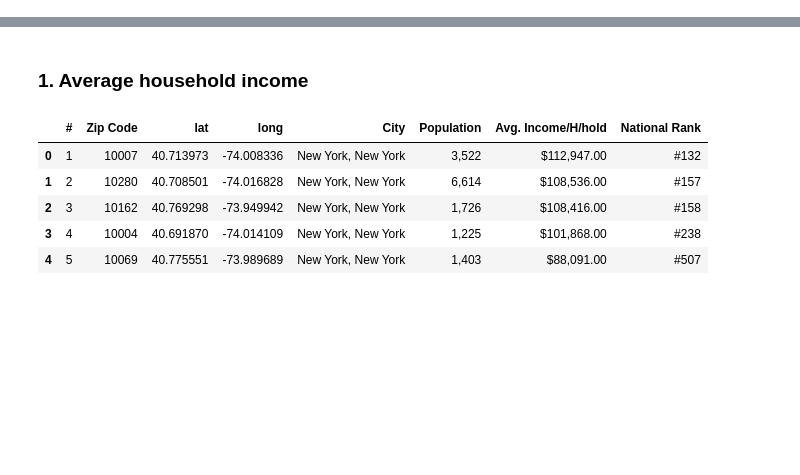
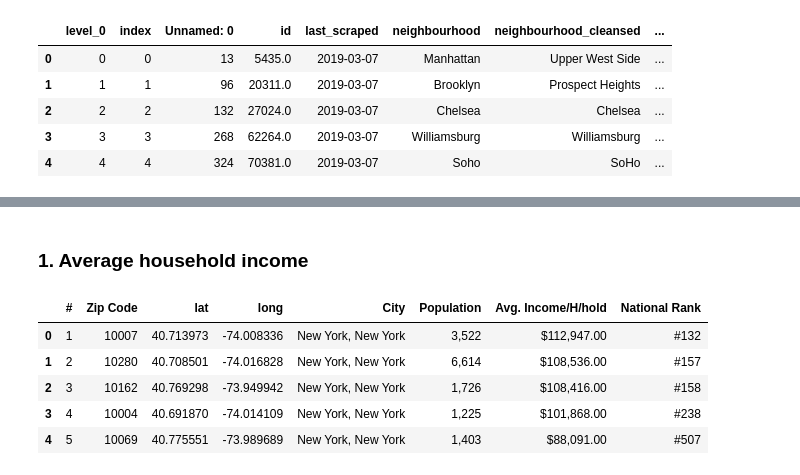
Before and after one commit to audreychu/Airbnb_Optimization, a Jupyter notebook: datasets/inc_subway_data.ipynb, the cells around one changed output, grey strips where cells are left out. Cells and saved outputs as stored; diff of their text form; code cells hidden in the pictures; blank space fills up the shorter version.

```diff
--- a/datasets/inc_subway_data.ipynb
+++ b/datasets/inc_subway_data.ipynb
@@ -38,0 +74,9 @@ len(df.neighbourhood.unique())
+# %%
+df.head()
+# %% [output]
+|  | level_0 | index | Unnamed: 0 | id | last_scraped | neighbourhood | neighbourhood_cleansed | ... |
+| 0 | 0 | 0 | 13 | 5435.0 | 2019-03-07 | Manhattan | Upper West Side | ... |
+| 1 | 1 | 1 | 96 | 20311.0 | 2019-03-07 | Brooklyn | Prospect Heights | ... |
+| 2 | 2 | 2 | 132 | 27024.0 | 2019-03-07 | Chelsea | Chelsea | ... |
+| 3 | 3 | 3 | 268 | 62264.0 | 2019-03-07 | Williamsburg | Williamsburg | ... |
+| 4 | 4 | 4 | 324 | 70381.0 | 2019-03-07 | Soho | SoHo | ... |
```
Also changed, not shown: parts of 42 cells of this notebook, 3 other files.
